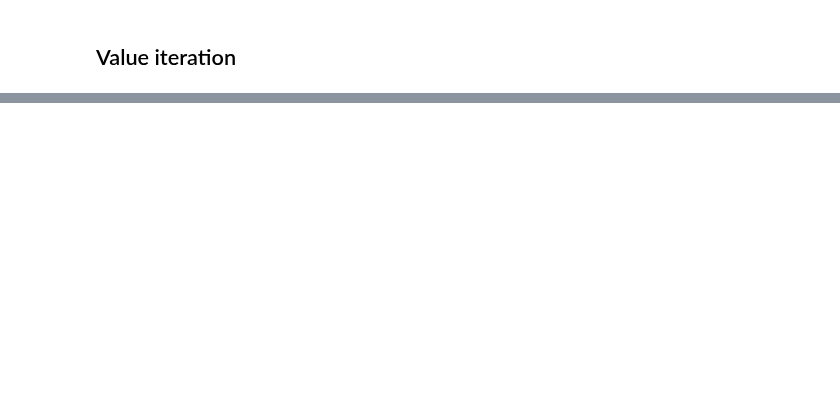
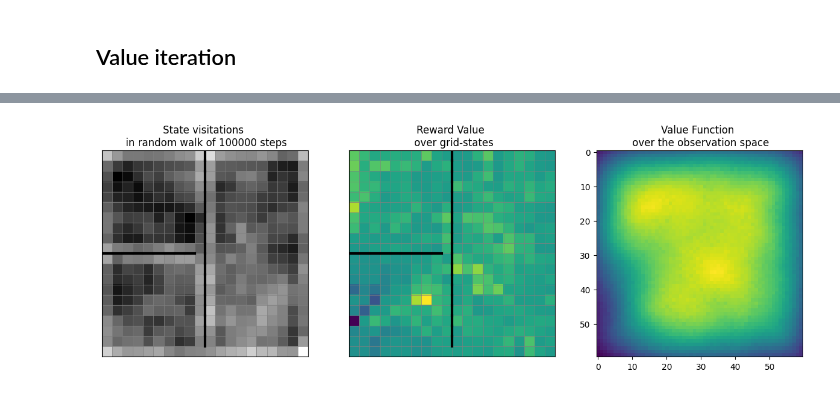
Before and after one commit to nicktfranklin/thread_the_needle, a Jupyter notebook: State_Inference_Network.ipynb, the cells around one changed output, grey strips where cells are left out. Cells and saved outputs as stored; diff of their text form; code cells hidden in the pictures; blank space fills up the shorter version.

```diff
--- a/State_Inference_Network.ipynb
+++ b/State_Inference_Network.ipynb
@@ -469,0 +457,20 @@ plt.show()
+# %%
+fig, axes = plt.subplots(1, 3, figsize=(15, 5))
+axes[0].imshow(1 - state_counts.reshape(HEIGHT, WIDTH), cmap="gray")
+axes[0].set_title(f"State visitations \n in random walk of {n} steps")
+thread_the_needle_task.display_gridworld(ax=axes[0])
+
+mappable = axes[1].imshow(v_s.reshape(HEIGHT, WIDTH), cmap="viridis")
+axes[1].set_title(f"Reward Value \n over grid-states")
+thread_the_needle_task.display_gridworld(ax=axes[1])
+# fig.colorbar(ax=axes[1])
+
+axes[2].imshow(
+    np.array(value_function).squeeze().mean(axis=0).reshape(MAP_HEIGHT, -1),
+    cmap="viridis",
+)
+axes[2].set_title("Value Function \n over the observation space")
+
+plt.show()
+# %% [output]
+[figure, added]
```
Also changed, not shown: parts of 17 cells of this notebook, 1 other file.
